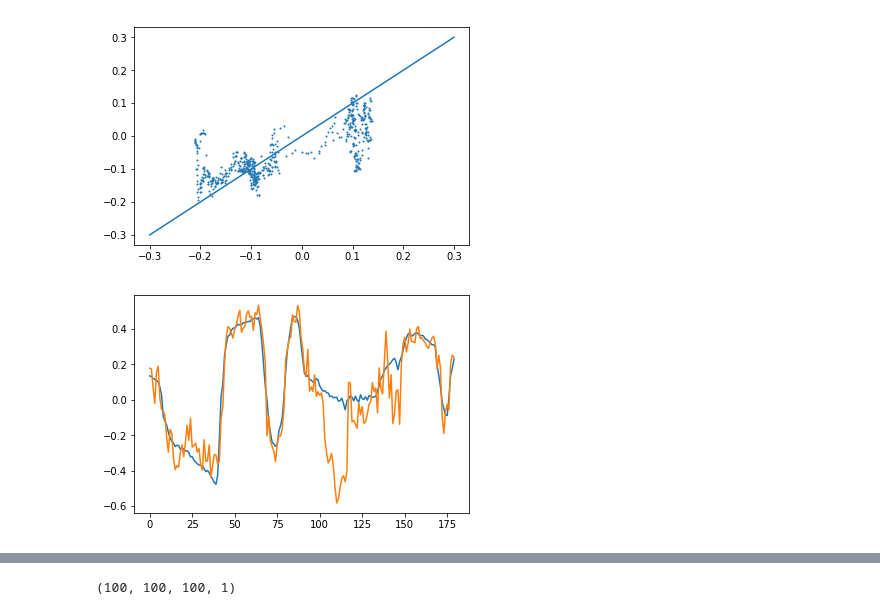
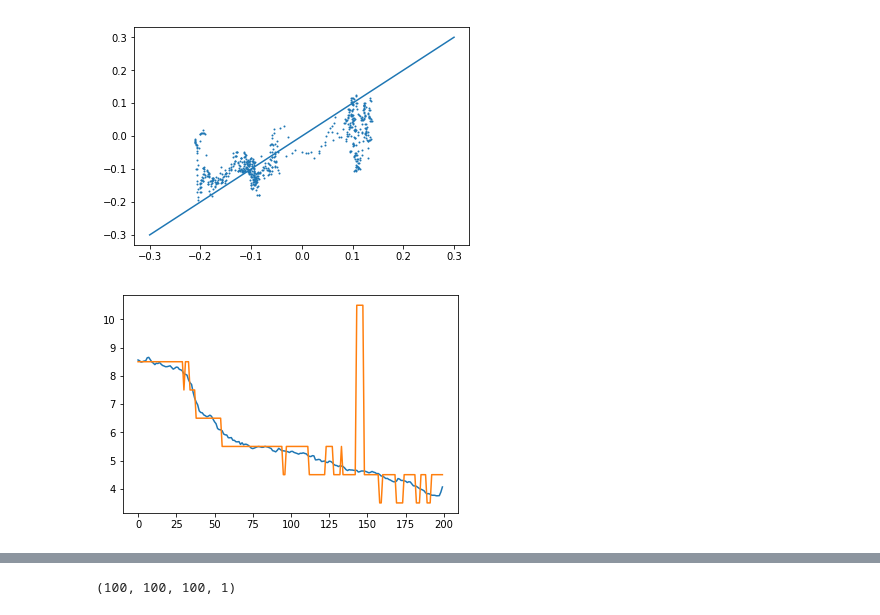
Before and after one commit to HastingsGreer/neuralScoliosis, a Jupyter notebook: NeuralAngle.ipynb, the cells around one changed output, grey strips where cells are left out. Cells and saved outputs as stored; diff of their text form; code cells hidden in the pictures.

```diff
--- a/NeuralAngle.ipynb
+++ b/NeuralAngle.ipynb
@@ -59,3 +57,11 @@ plt.show()
+# %%
+udata3 = UltrasoundData("../../ultrasoundHacks/august10OpticalTrack3.pickle")
+udata3.makeData()
+traindata = np.concatenate([udata3.data, udata2.data, udata.data[:50000]])
+testdata = udata.data[50000:].copy()
+
+trainclasses = np.concatenate([udata3.classes, udata2.classes, udata.classes[:50000]])
+testclasses = udata.classes[50000:].copy()
 # %%
 from keras.models import Sequential
 model = Sequential()
@@ -81,11 +118,3 @@ model.add(Dense(1, activation='tanh'))
 # %%
 model.compile(loss=keras.losses.mean_absolute_error,
-              optimizer=keras.optimizers.adam())
+              optimizer=keras.optimizers.adam(lr=.00002))
-# %%
-
-model.fit(np.concatenate([udata2.data, udata.data[:52000]]),
-          np.concatenate([udata2.classes, udata.classes[:52000]]),
-          batch_size=100,
-          epochs=10,
-          verbose=1,
-          validation_data=(udata.data[52000:], udata.classes[52000:]))
@@ -98,0 +126,9 @@ Epoch 3/10
+# %%
+
+#del udata.data, udata2.data, udata3.data
+model.fit(traindata,
+          trainclasses,
+          batch_size=200,
+          epochs=30,
+          verbose=1,
+          validation_data=(testdata, testclasses))
@@ -141,11 +206,12 @@ plt.show()
 [figure]
 # %%
 offset = 59000
-length = 900
+length = 200
 
-plt.plot(udata.classes[offset:offset + length:5])
-plt.plot(model.predict(udata.data).flatten()[offset:offset + length:5])
+plt.plot(udata.angles[offset:offset + length])
+
+plt.plot(np.argmax(model.predict(udata.data[offset:offset + length]), 1) + .5)
 plt.show()
 # %% [output]
-[figure, old version]
+[figure, new version]
 # %%
```
Also changed, not shown: parts of 41 cells of this notebook, 2 other files.
